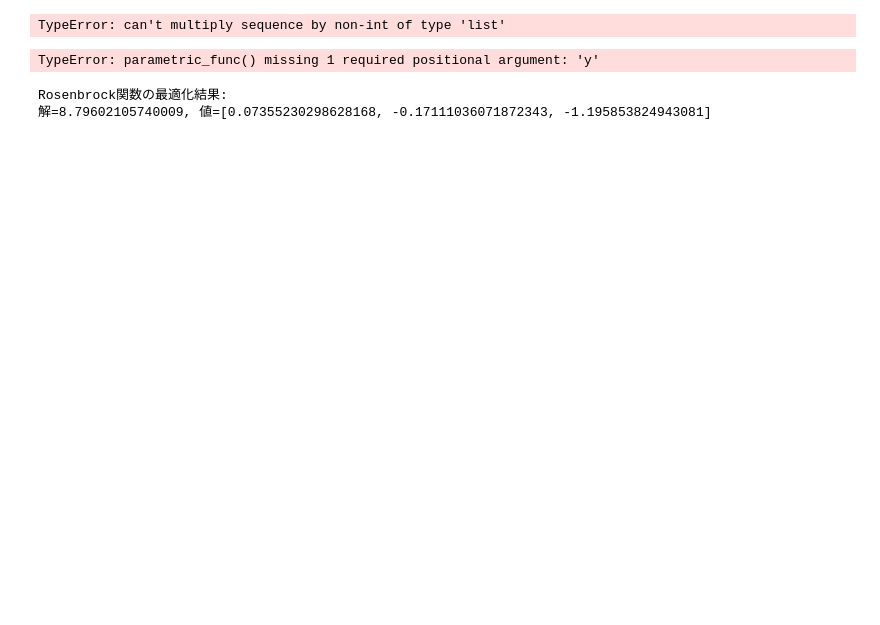
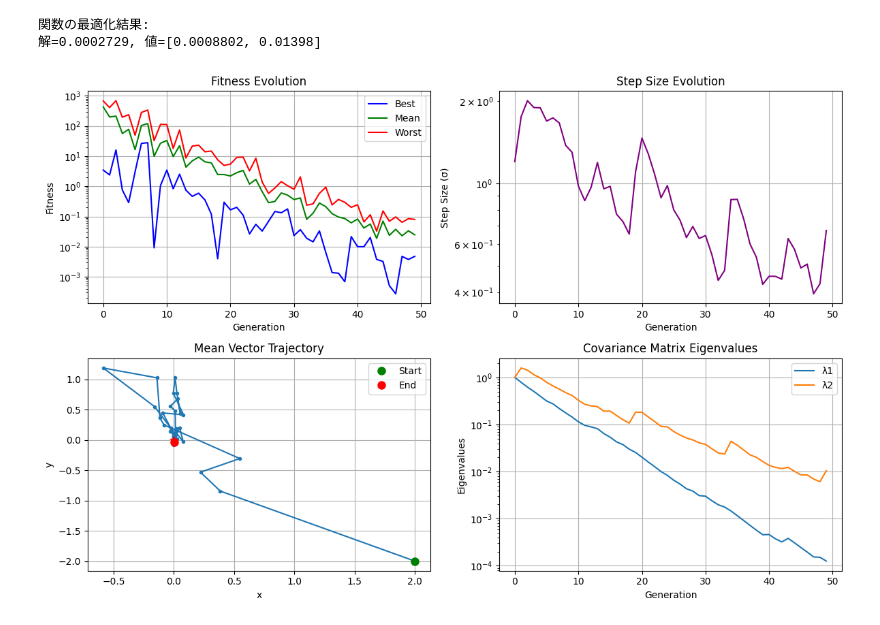
Before and after one commit to no2ca/cmaes-experimental, a Jupyter notebook: cma_es.ipynb, the cells around one changed output. Cells and saved outputs as stored; diff of their text form; code cells hidden in the pictures; blank space fills up the shorter version.

```diff
--- a/cma_es.ipynb
+++ b/cma_es.ipynb
@@ -20,33 +4,6 @@ plt.show(sns.scatterplot(x=value[:,0], y=value[:,1]))
-# %%
-def obj_func(x):
-    return x * x + 1
-
-loss, value = CMAES.opt(obj_func, [(-4, 5)], ["x"])
-
-print(f"最適化結果: \n解={loss}, 値={value}")
-# %% [output]
-TypeError: can't multiply sequence by non-int of type 'list'
-# %%
-def parametric_func(x, y, a=1, b=1):
-        return a * (x - 1)**2 + b * (y - 2)**2
-
-loss, value = CMAES.opt(
-        parametric_func,
-        [(-5, 5), (-5, 5)],
-        ["x", "y"],
-)
-
-print(f"最適化結果: \n解={loss}, 値={value}")
-# %% [output]
-TypeError: parametric_func() missing 1 required positional argument: 'y'
 # %%
-def rosenbrock(x, y, z):
-        return (1 - x)**2 + 100*(y - x**2)**2 + (z - 1)**2
-
-bounds = [(-2, 2), (-2, 2), (-2, 2)]
-loss, value = cma_es(rosenbrock, bounds, ["x", "y", "z"], max_iter=2000)
-
-print(f"Rosenbrock関数の最適化結果: \n解={loss}, 値={value}")
+def rosenbrock(x, y):
+        return (1 - x)**2 + 100*(y - x**2)**2
-# %% [output]
-Rosenbrock関数の最適化結果:
-解=8.79602105740009, 値=[0.07355230298628168, -0.17111036071872343, -1.195853824943081]
+# %%
+def ellipsoidal(x, y):
+    return 100 * (x ** 2) + y ** 2
@@ -52,0 +17,10 @@ Rosenbrock関数の最適化結果:
+# %%
+cmaes = CMAES(arg_names=["x", "y"], ave_vec=[2, -2], max_iter=50, sigma=1.2)
+loss, value = cmaes.opt(ellipsoidal)
+
+print(f"関数の最適化結果: \n解={loss:.4}, 値=[{value[0]:.4}, {value[1]:.4}]")
+cmaes.plot_convergence(ans=[0, 0])
+# %% [output]
+関数の最適化結果:
+解=0.0002729, 値=[0.0008802, 0.01398]
+[figure, added]
```
Also changed, not shown: parts of 3 cells of this notebook, 2 other files.
